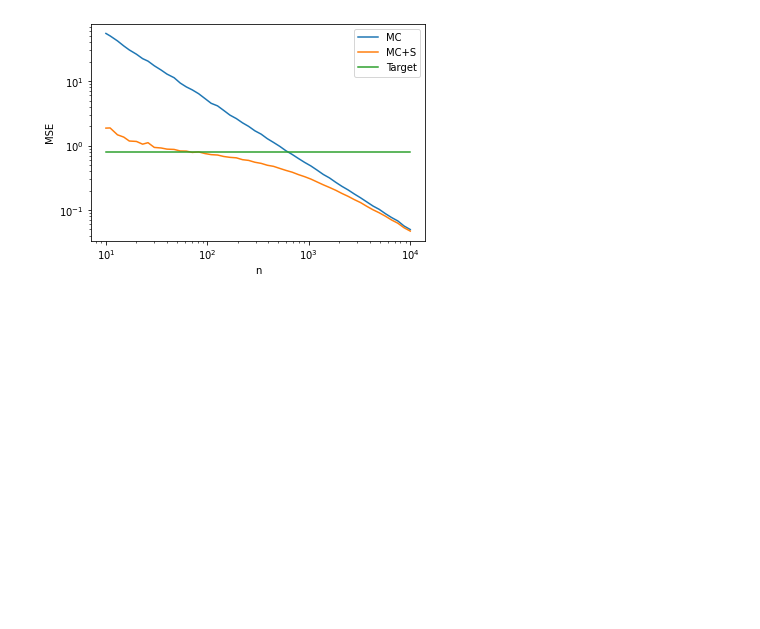
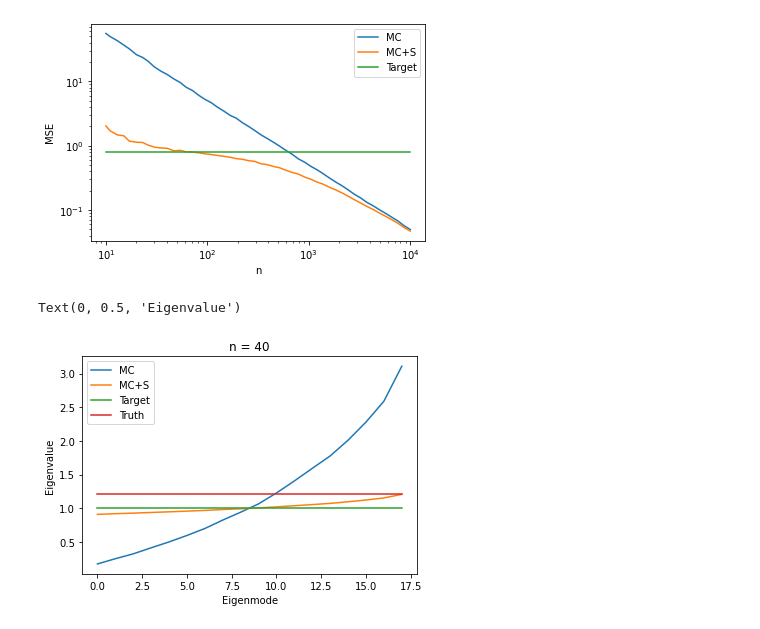
Before and after one commit to marnixlooijmans/shrinkage-estimation-toy-examples, a Jupyter notebook: shrinkage-covariance-matrix.ipynb, the cells around one changed output. Saved outputs shown, nothing was run; the diff lists cells and outputs as text; code cells hidden in the pictures; blank space fills up the shorter version.

Commit message:
Plot eigenvalues

```diff
--- a/shrinkage-covariance-matrix.ipynb
+++ b/shrinkage-covariance-matrix.ipynb
@@ -49,27 +49,44 @@ def get_lmbda_MSE(n):
     C_true = sigma**2 * np.identity(p) # True covariance
 
     lmbdas_est = []
+    evals_MC_sum = np.zeros(p)
+    evals_MCS_sum = np.zeros(p)
     MSE_MC_sum = 0
     MSE_MCS_sum = 0
 
-    m = 100 # nr of realizations
+    m = 100 # nr of simulations
     for _ in range(m):
+        # Generate random data
         X = np.random.normal(mean, sigma, size=(p, n))
-
+        # Get shrinkage covariance matrice and properties
         C_shrinkage, S, lmbda_est = shrinkage_cov_matrix(X, T)
 
+        # Compute eigenvalues
+        evals_MC = np.linalg.eigvalsh(S)
+        evals_MCS = np.linalg.eigvalsh(C_shrinkage)
+
+        # Compute MSE using the Frobenius matrix norm
         MSE_MC = np.trace((S-C_true)@(S-C_true).T)
         MSE_MCS = np.trace((C_shrinkage-C_true)@(C_shrinkage-C_true).T)
 
+
         lmbdas_est.append(lmbda_est)
+        evals_MC_sum += evals_MC
+        evals_MCS_sum += evals_MCS
         MSE_MC_sum += MSE_MC
         MSE_MCS_sum += MSE_MCS
 
     lmbda_est = np.average(lmbdas_est)
     lmbda_est_se = np.std(lmbdas_est)
+
+    evals_MC = evals_MC_sum / m
+    evals_MCS = evals_MCS_sum / m
+    evals_T = np.linalg.eigvalsh(T)
+    evals_true = np.linalg.eigvalsh(C_true)
+
     MSE_MC = MSE_MC_sum / m
     MSE_MCS = MSE_MCS_sum / m
     MSE_T = np.trace((T-C_true)@(T-C_true).T)
 
-    return lmbda_est, lmbda_est_se, MSE_MC, MSE_MCS, MSE_T
+    return lmbda_est, lmbda_est_se, evals_MC, evals_MCS, evals_T, evals_true, MSE_MC, MSE_MCS, MSE_T
 # %%
@@ -115,3 +131,18 @@ plt.ylabel("MSE")
 # %% [output]
 Text(0, 0.5, 'MSE')
 [figure]
+# %%
+n = 40
+
+_, _, evals_MC, evals_MCS, evals_T, evals_true, _, _, _ = get_lmbda_MSE(n)
+plt.plot(evals_MC, label="MC")
+plt.plot(evals_MCS, label="MC+S")
+plt.plot(evals_T, label="Target")
+plt.plot(evals_true, label="Truth")
+plt.legend()
+plt.title(f"n = {n}")
+plt.xlabel("Eigenmode")
+plt.ylabel("Eigenvalue")
+# %% [output]
+Text(0, 0.5, 'Eigenvalue')
+[figure, added]
```
Also changed, not shown: parts of 2 cells of this notebook.
